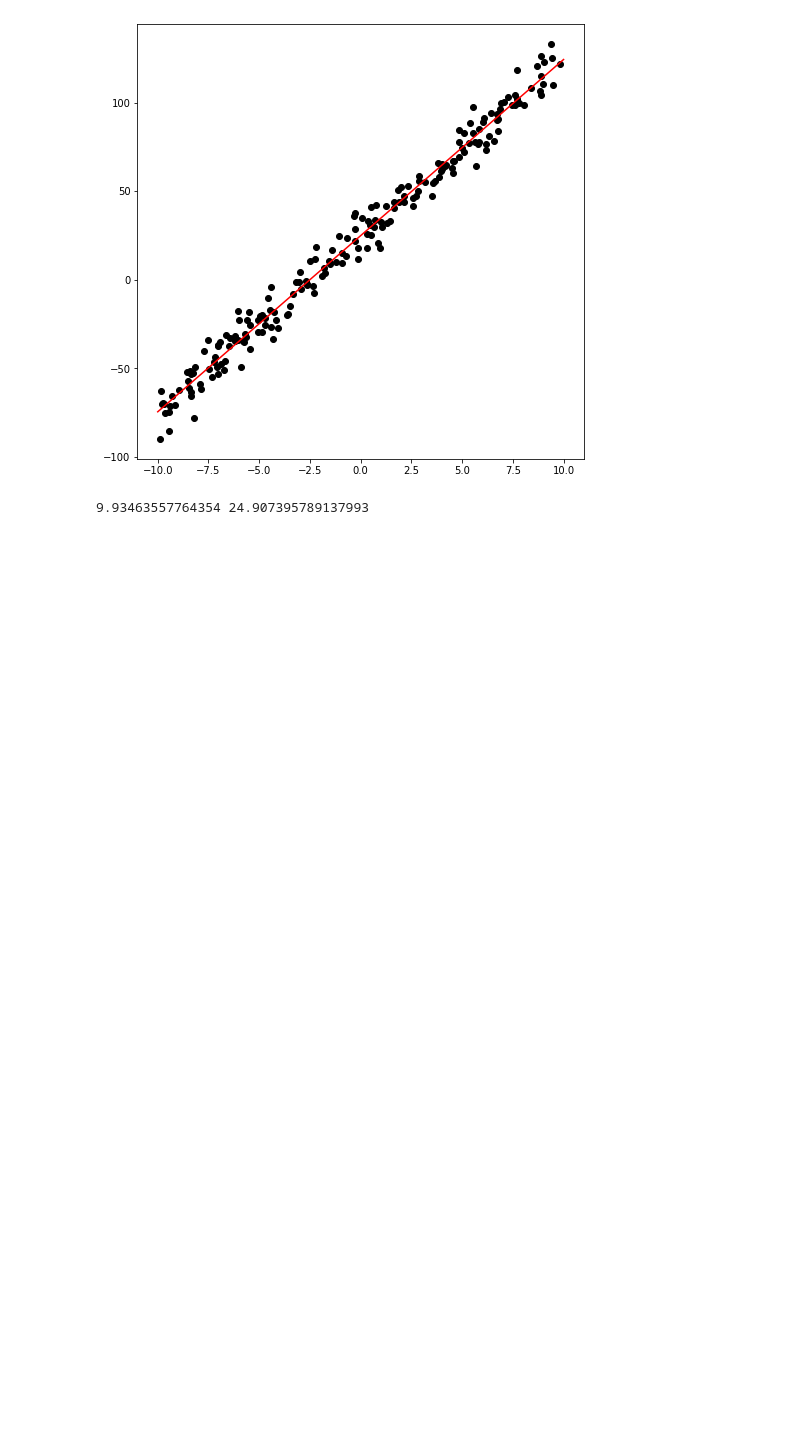
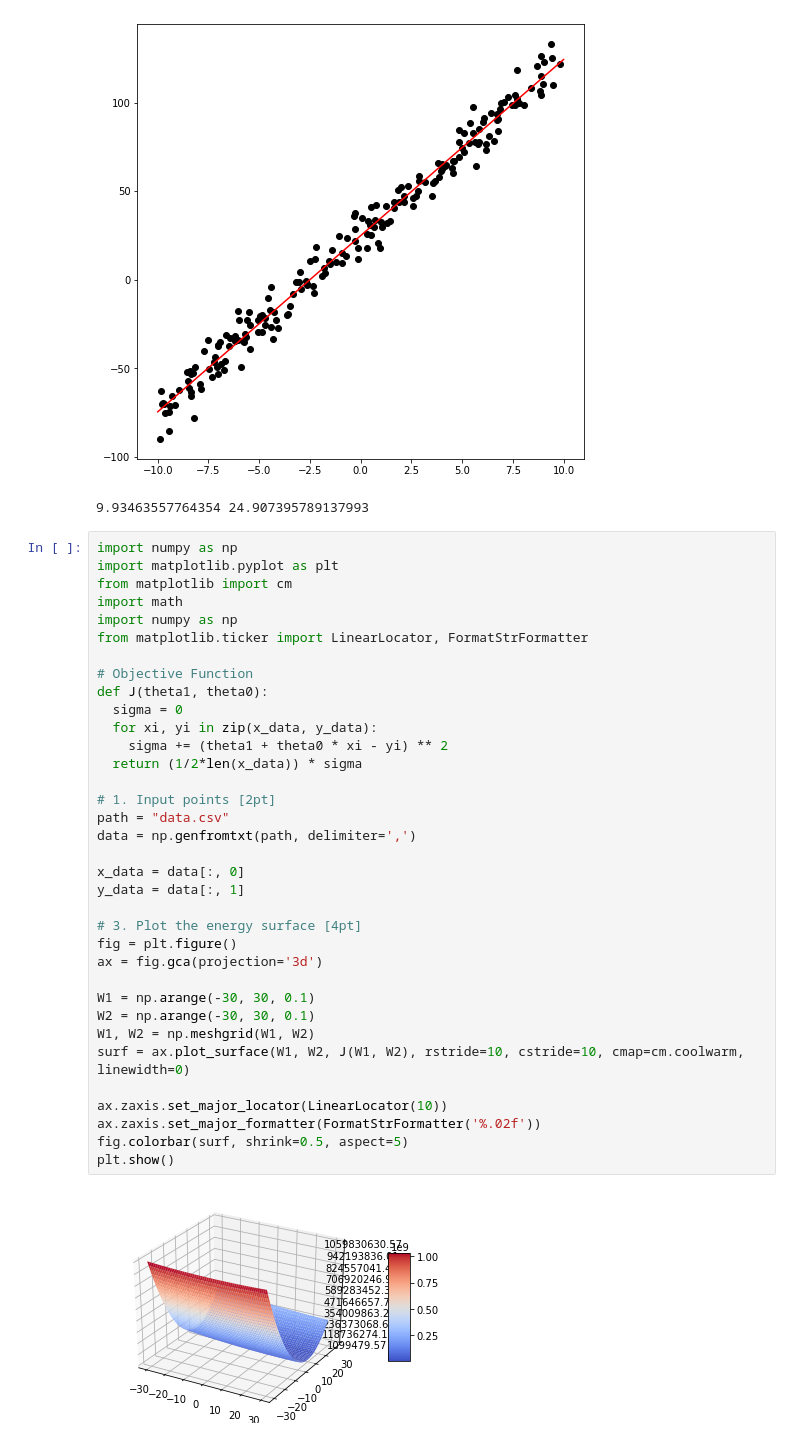
Before and after one commit to gwak2837/MachineLearning, a Jupyter notebook: Assignment_03.ipynb, the cells around one changed output. Drawn from its saved outputs; the diff is of its cells as text; blank space fills up the shorter version.

Commit message:
3. Plotting the energy surface

```diff
--- a/Assignment_03.ipynb
+++ b/Assignment_03.ipynb
@@ -55,3 +55,40 @@ print(w1, w2)
 # %% [output]
 [figure]
 9.93463557764354 24.907395789137993
+# %%
+import numpy as np
+import matplotlib.pyplot as plt
+from matplotlib import cm
+import math
+import numpy as np
+from matplotlib.ticker import LinearLocator, FormatStrFormatter
+
+# Objective Function
+def J(theta1, theta0):
+  sigma = 0
+  for xi, yi in zip(x_data, y_data):
+    sigma += (theta1 + theta0 * xi - yi) ** 2
+  return (1/2*len(x_data)) * sigma
+
+# 1. Input points [2pt]
+path = "data.csv"
+data = np.genfromtxt(path, delimiter=',')
+
+x_data = data[:, 0]
+y_data = data[:, 1]
+
+# 3. Plot the energy surface [4pt]
+fig = plt.figure()
+ax = fig.gca(projection='3d')
+
+W1 = np.arange(-30, 30, 0.1)
+W2 = np.arange(-30, 30, 0.1)
+W1, W2 = np.meshgrid(W1, W2)
+surf = ax.plot_surface(W1, W2, J(W1, W2), rstride=10, cstride=10, cmap=cm.coolwarm, linewidth=0)
+
+ax.zaxis.set_major_locator(LinearLocator(10))
+ax.zaxis.set_major_formatter(FormatStrFormatter('%.02f'))
+fig.colorbar(surf, shrink=0.5, aspect=5)
+plt.show()
+# %% [output]
+[figure, added]
```
